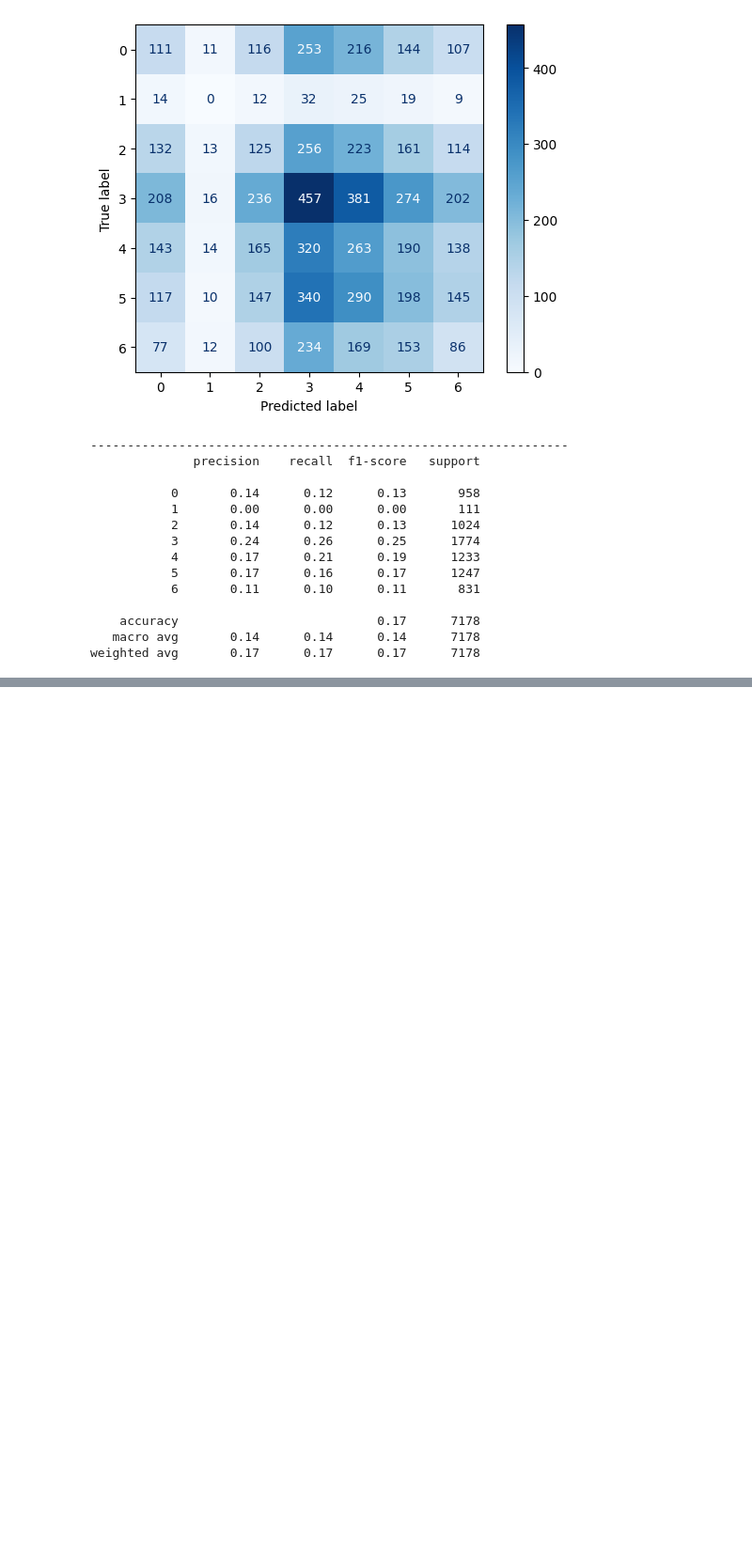
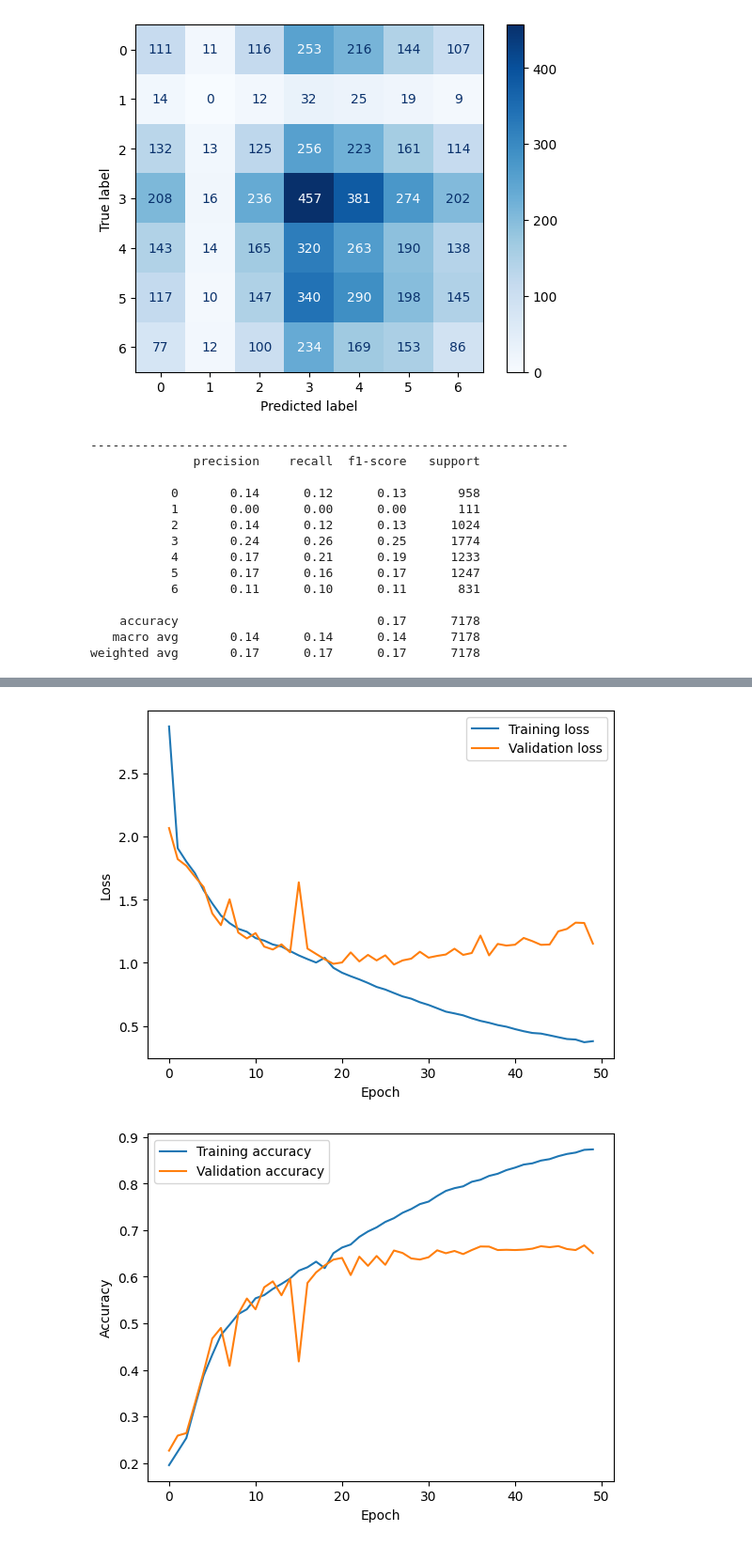
Before and after one commit to dhruvchopra2003/FeelTunes2.0, a Jupyter notebook: emotion_detector/EmotionDetection.ipynb, the cells around one changed output, grey strips where cells are left out. Shown at 94% size. Cells and saved outputs as stored; diff of their text form; code cells hidden in the pictures; blank space fills up the shorter version.

Commit message:
commiting all new models

```diff
--- a/emotion_detector/EmotionDetection.ipynb
+++ b/emotion_detector/EmotionDetection.ipynb
@@ -108,9 +69,10 @@ Found 28709 images belonging to 7 classes.
 # %%
 # Preprocess all training images
 validation_generator = validation_data_gen.flow_from_directory(
-    'test',
+    '../data/test',
     target_size = (48,48), # setting input shape to 48,48
     batch_size = 64,
+    subset = 'validation',
     color_mode = "grayscale", # setting color as 1 (grayscale)
     class_mode = 'categorical')
 # %% [output]
@@ -457,0 +480,20 @@ Successfully installed joblib-1.2.0 scikit-learn-1.2.2 threadpoolctl-3.1.0
+# %%
+emotion_model_3.compile(loss = 'categorical_crossentropy', optimizer=tf.keras.optimizers.Adam(learning_rate=2e-3, decay=1e-6), metrics=['accuracy'])
+# %%
+class myCallback(tf.keras.callbacks.Callback):
+    def on_epoch_end(self, epochs, logs=None):
+        if logs is None:
+            logs = {}
+        if logs.get('accuracy') > 0.95:
+            print("\nReached 95% accuracy so cancelling training!")
+            self.model.stop_training = True
+callbacks=myCallback()
+# %%
+emoticon_model_history = emotion_model_3.fit(
+        train_generator,
+        steps_per_epoch=28709 // 64,
+        epochs=50,
+        validation_data=validation_generator,
+        validation_steps=7178 // 64,
+        callbacks=[callbacks]
+        )
@@ -457,0 +518,25 @@ Successfully installed joblib-1.2.0 scikit-learn-1.2.2 threadpoolctl-3.1.0
+# %%
+import matplotlib.pyplot as plt
+loss = emoticon_model_history.history['loss']
+val_loss = emoticon_model_history.history['val_loss']
+acc = emoticon_model_history.history['accuracy']
+val_acc = emoticon_model_history.history['val_accuracy']
+
+# Plot the training and validation loss curves
+plt.plot(loss, label='Training loss')
+plt.plot(val_loss, label='Validation loss')
+plt.xlabel('Epoch')
+plt.ylabel('Loss')
+plt.legend()
+plt.show()
+
+# Plot the training and validation accuracy curves
+plt.plot(acc, label='Training accuracy')
+plt.plot(val_acc, label='Validation accuracy')
+plt.xlabel('Epoch')
+plt.ylabel('Accuracy')
+plt.legend()
+plt.show()
+# %% [output]
+[figure, added]
+[figure, added]
```
Also changed, not shown: parts of 51 cells of this notebook, 3 other files.
